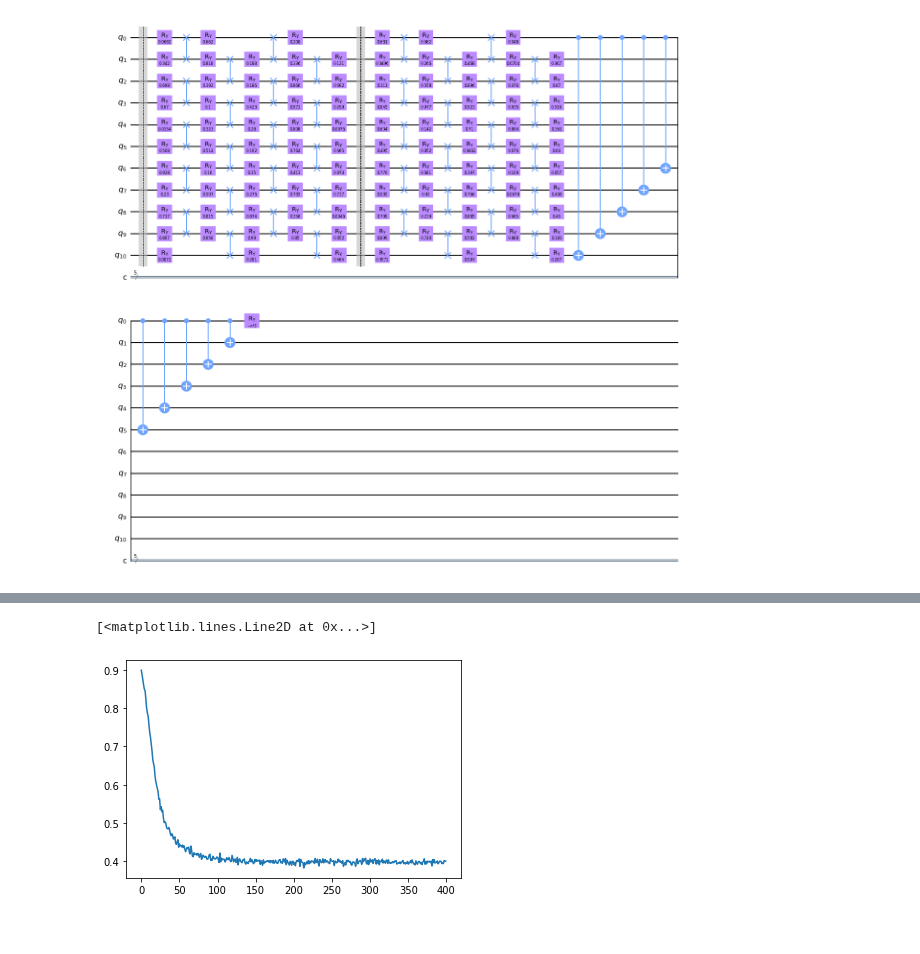
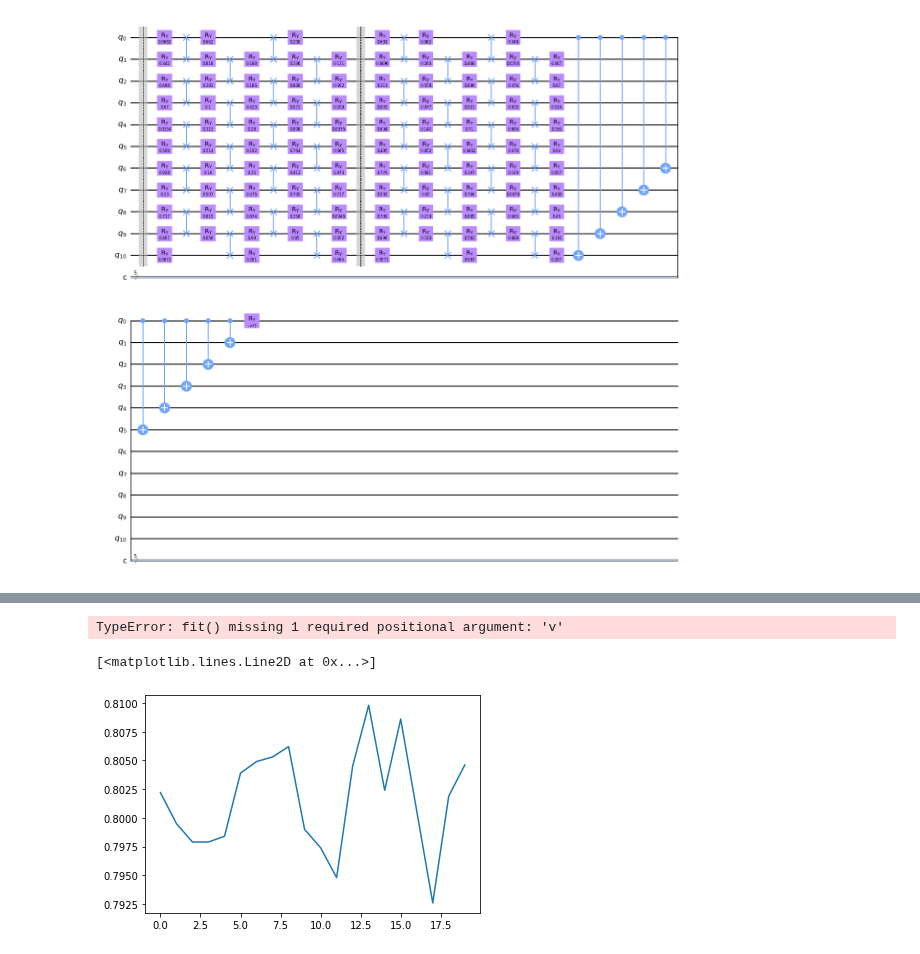
Before and after one commit to vutuanhai237/UC-VQA, a Jupyter notebook: codes/alternating_layered_ansatz/compare_init_state.ipynb, the cells around one changed output, grey strips where cells are left out. Drawn from its saved outputs; the diff is of its cells as text; code cells hidden in the pictures.

```diff
--- a/codes/alternating_layered_ansatz/compare_init_state.ipynb
+++ b/codes/alternating_layered_ansatz/compare_init_state.ipynb
@@ -176,5 +65,18 @@ np.savetxt("../../experiments/alternating_layered_ansatz/" + str(num_qubits) + "
+# %%
+compiler = qtm.qcompilation.QuantumCompilation(
+    u = qtm.ansatz.create_alternating_layerd_ansatz,
+    vdagger = qtm.state.create_haar_state(num_qubits).inverse(),
+    optimizer = 'adam',
+    loss_func = 'loss_basic',
+    thetas = thetas_origin.copy(),
+    num_layers = num_layers
+)
+
+compiler.fit(num_steps=10, verbose = 1)
+# %% [output]
+TypeError: fit() missing 1 required positional argument: 'v'
 # %%
-plt.plot(loss_values_haar)
+plt.plot(compiler.loss_values)
 # %% [output]
 [<matplotlib.lines.Line2D at 0x...>]
-[figure, old version]
+[figure, new version]
```
Also changed, not shown: parts of 9 cells of this notebook, 10 other files.
